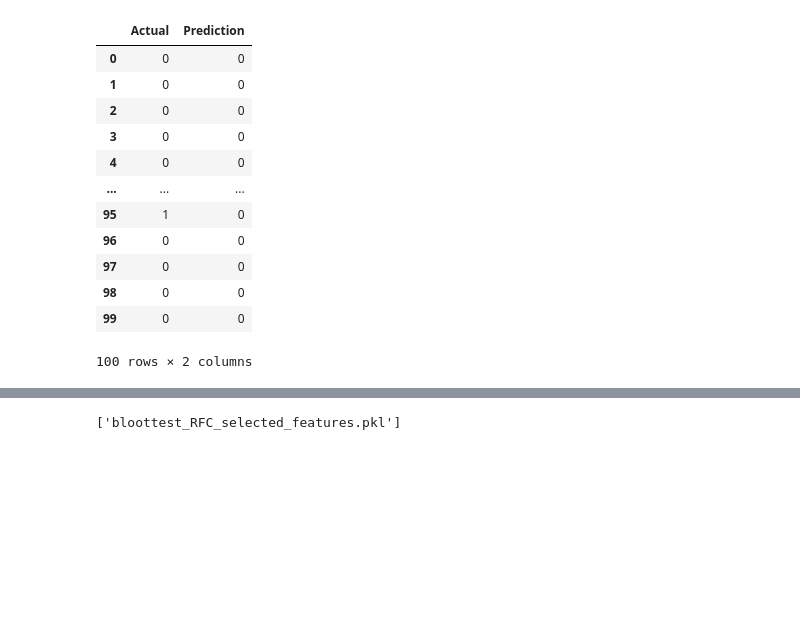
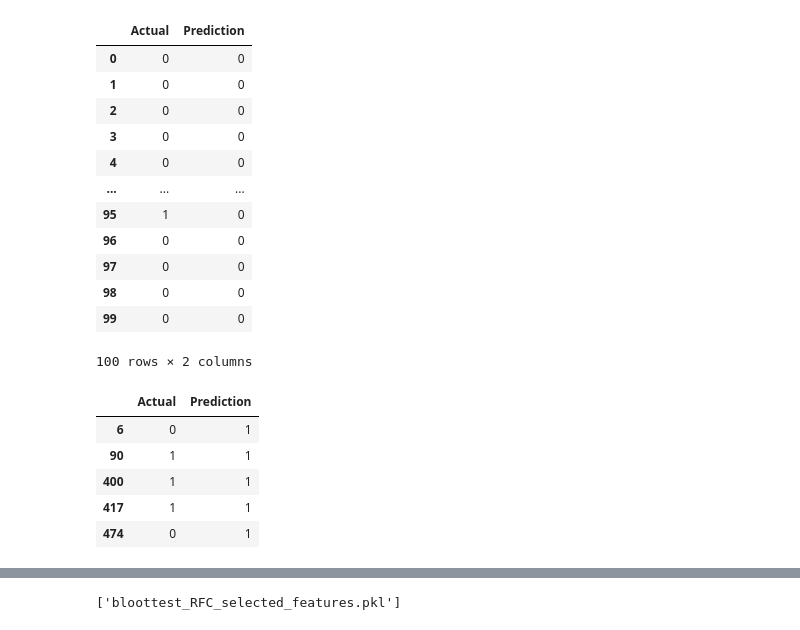
Before and after one commit to alexisperumal/ucsd_data_science_final_project, a Jupyter notebook: arun/Model_Notebook/bloodtests_RandomForest.ipynb, the cells around one changed output, grey strips where cells are left out. Cells and saved outputs as stored; diff of their text form; code cells hidden in the pictures; blank space fills up the shorter version.

```diff
--- a/arun/Model_Notebook/bloodtests_RandomForest.ipynb
+++ b/arun/Model_Notebook/bloodtests_RandomForest.ipynb
@@ -327,6 +371,16 @@ df2.head(100)
 | 98 | 0 | 0 |
 | 99 | 0 | 0 |
 100 rows × 2 columns
+# %%
+df2_positive_prediction = df2[df2['Prediction'] == 1]
+df2_positive_prediction.head()
+# %% [output]
+|  | Actual | Prediction |
+| 6 | 0 | 1 |
+| 90 | 1 | 1 |
+| 400 | 1 | 1 |
+| 417 | 1 | 1 |
+| 474 | 0 | 1 |
 # %%
 from sklearn.metrics import confusion_matrix
 from sklearn.metrics import accuracy_score
```
Also changed, not shown: parts of 22 cells of this notebook, 7 other files.
